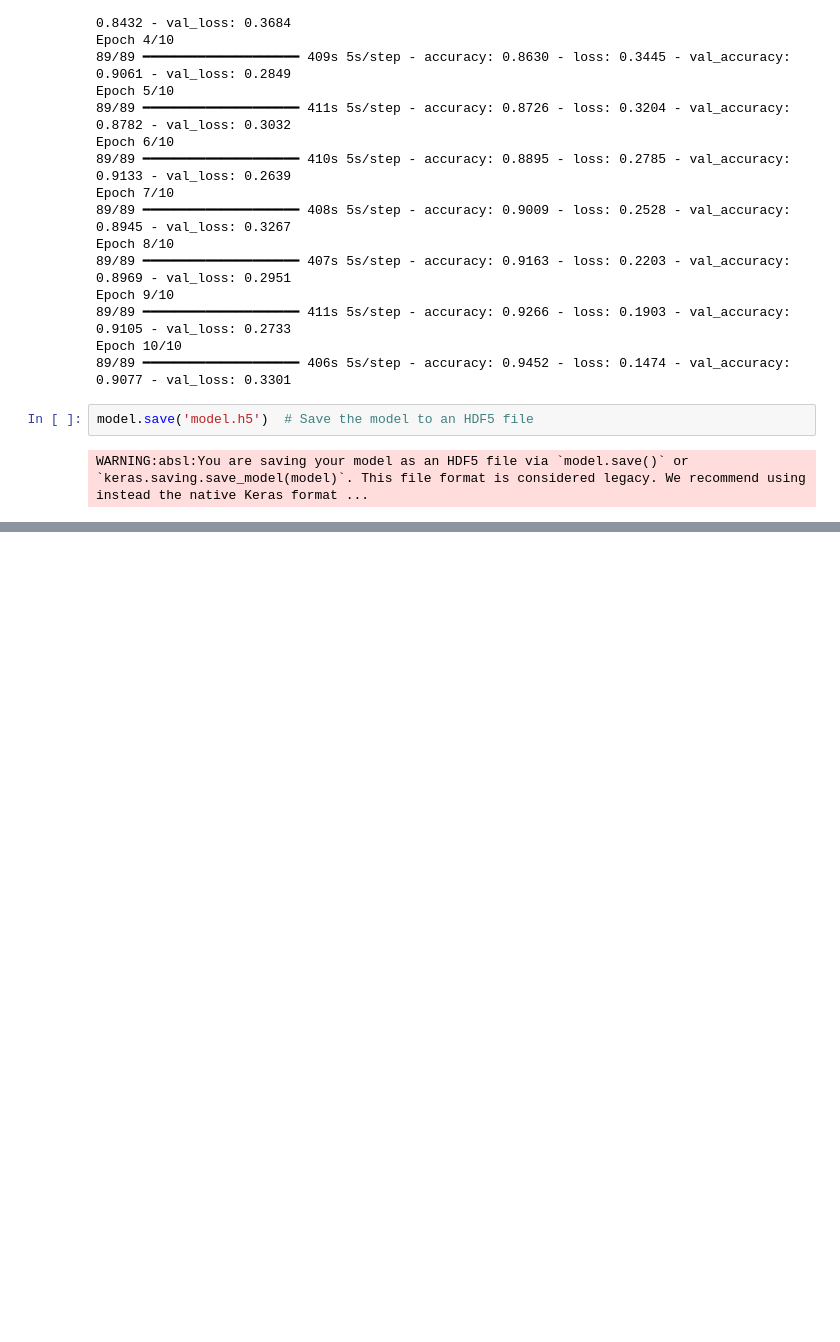
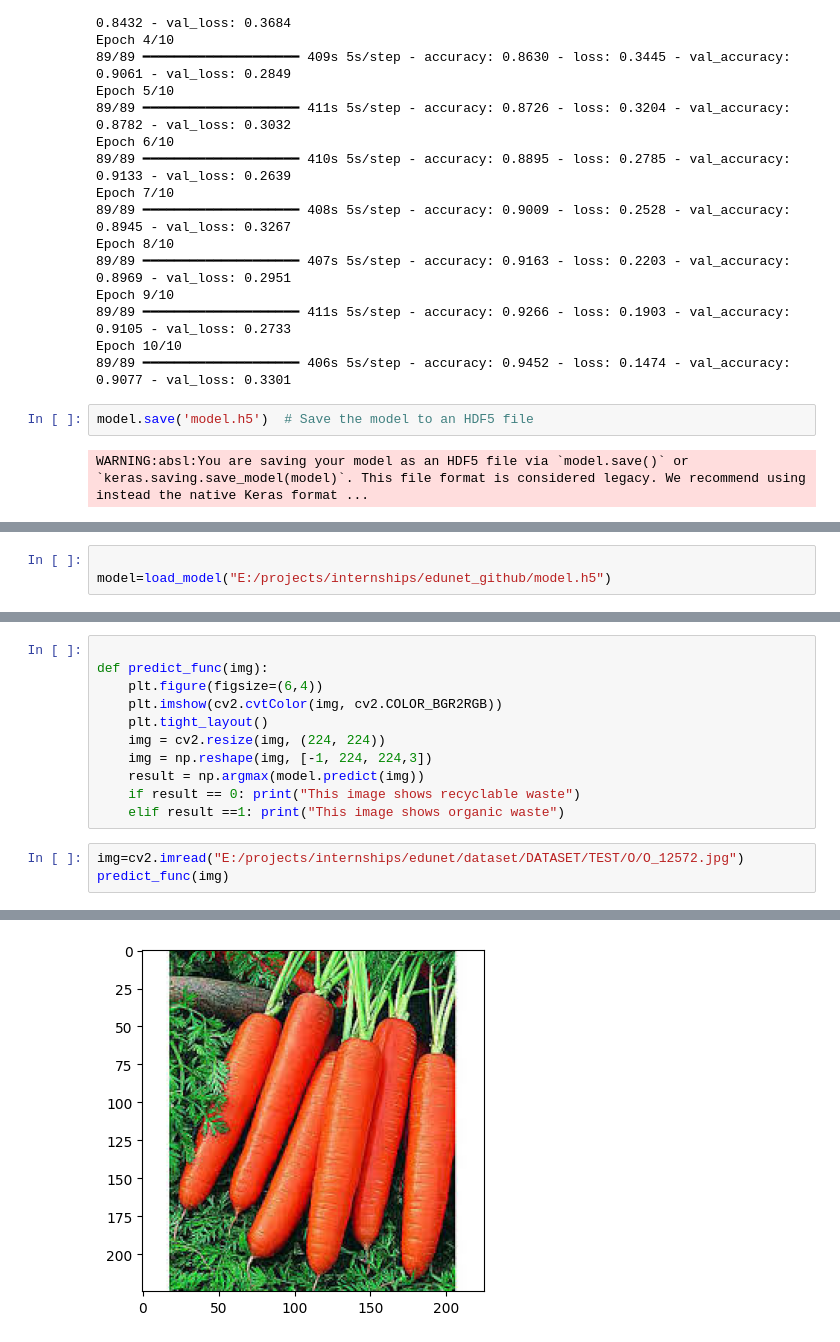
Before and after one commit to UVARAJAND/To-develop-a-CNN-model-to-classify-images-of-plastic-waste-into-different-categories, a Jupyter notebook: week2/week2.ipynb, the cells around one changed output, grey strips where cells are left out. Drawn from its saved outputs; the diff is of its cells as text; blank space fills up the shorter version.

Commit message:
final project updated

```diff
--- a/week2/week2.ipynb
+++ b/week2/week2.ipynb
@@ -259,0 +278,3 @@ WARNING:absl:You are saving your model as an HDF5 file via `model.save()` or `ke
+# %%
+
+model=load_model("E:/projects/internships/edunet_github/model.h5")
@@ -259,0 +308,15 @@ WARNING:absl:You are saving your model as an HDF5 file via `model.save()` or `ke
+# %%
+
+def predict_func(img):
+    plt.figure(figsize=(6,4))
+    plt.imshow(cv2.cvtColor(img, cv2.COLOR_BGR2RGB))
+    plt.tight_layout()
+    img = cv2.resize(img, (224, 224))
+    img = np.reshape(img, [-1, 224, 224,3])
+    result = np.argmax(model.predict(img))
+    if result == 0: print("This image shows recyclable waste")
+    elif result ==1: print("This image shows organic waste")
+# %%
+img=cv2.imread("E:/projects/internships/edunet/dataset/DATASET/TEST/O/O_12572.jpg")
+predict_func(img)
+# %% [output]
@@ -259,0 +325 @@ WARNING:absl:You are saving your model as an HDF5 file via `model.save()` or `ke
+[figure, added]
```
Also changed, not shown: parts of 9 cells of this notebook, 4 other files.
